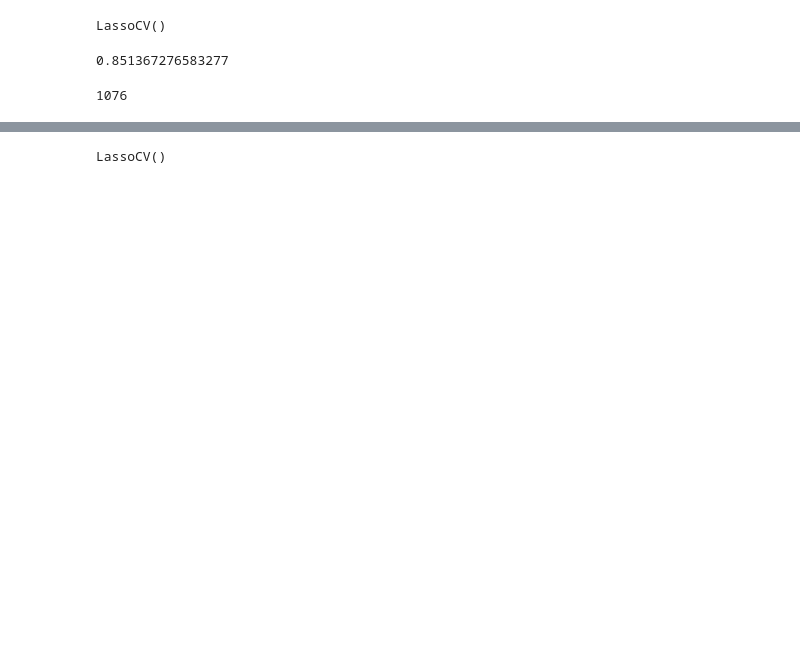
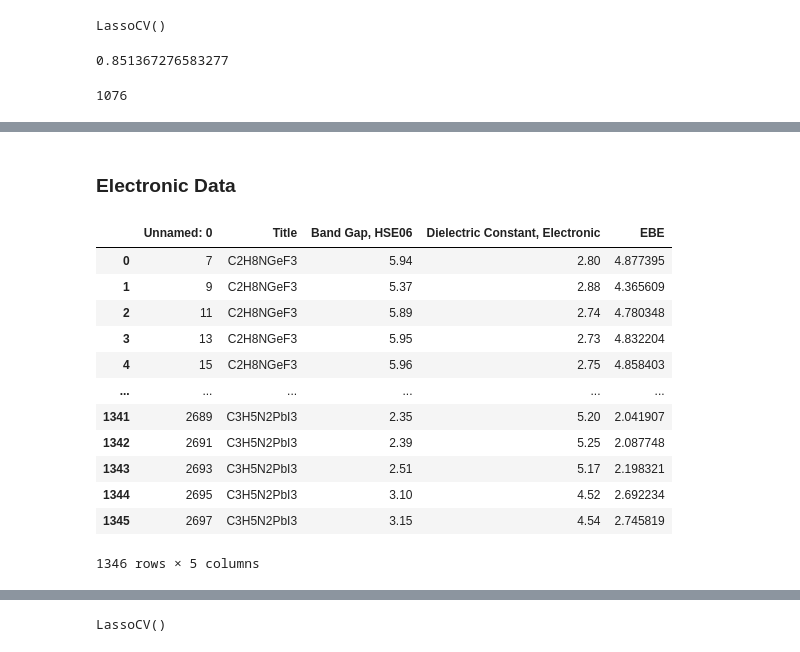
Before and after one commit to ap-uchi/camp_crew, a Jupyter notebook: aaron/khazana/training.ipynb, the cells around one changed output, grey strips where cells are left out. Drawn from its saved outputs; the diff is of its cells as text; code cells hidden in the pictures; blank space fills up the shorter version.

```diff
--- a/aaron/khazana/training.ipynb
+++ b/aaron/khazana/training.ipynb
@@ -174,0 +177,19 @@ plt.show()
+# %% [markdown]
+### Electronic Data
+# %%
+elec_labels = pd.read_csv('../../datasets/khazana/khazana_electronic.csv')
+elec_labels
+# %% [output]
+|  | Unnamed: 0 | Title | Band Gap, HSE06 | Dielectric Constant, Electronic | EBE |
+| 0 | 7 | C2H8NGeF3 | 5.94 | 2.80 | 4.877395 |
+| 1 | 9 | C2H8NGeF3 | 5.37 | 2.88 | 4.365609 |
+| 2 | 11 | C2H8NGeF3 | 5.89 | 2.74 | 4.780348 |
+| 3 | 13 | C2H8NGeF3 | 5.95 | 2.73 | 4.832204 |
+| 4 | 15 | C2H8NGeF3 | 5.96 | 2.75 | 4.858403 |
+| ... | ... | ... | ... | ... | ... |
+| 1341 | 2689 | C3H5N2PbI3 | 2.35 | 5.20 | 2.041907 |
+| 1342 | 2691 | C3H5N2PbI3 | 2.39 | 5.25 | 2.087748 |
+| 1343 | 2693 | C3H5N2PbI3 | 2.51 | 5.17 | 2.198321 |
+| 1344 | 2695 | C3H5N2PbI3 | 3.10 | 4.52 | 2.692234 |
+| 1345 | 2697 | C3H5N2PbI3 | 3.15 | 4.54 | 2.745819 |
+1346 rows × 5 columns
```
Also changed, not shown: parts of 16 cells of this notebook, 1 other file.
